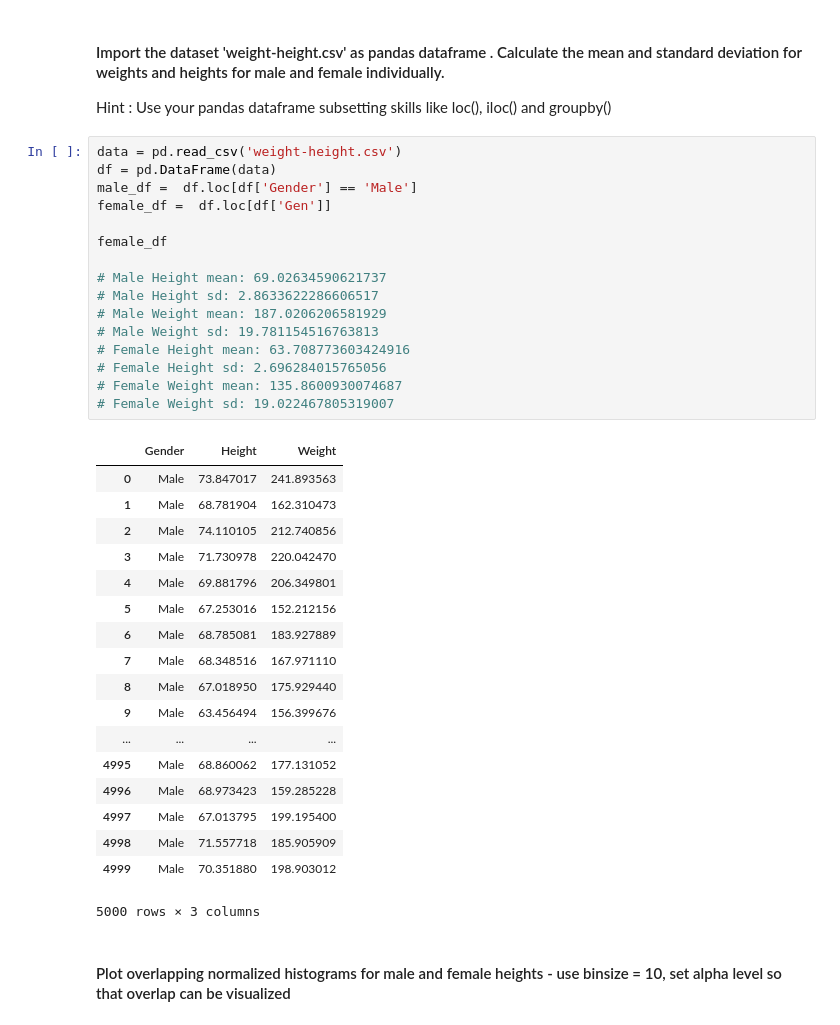
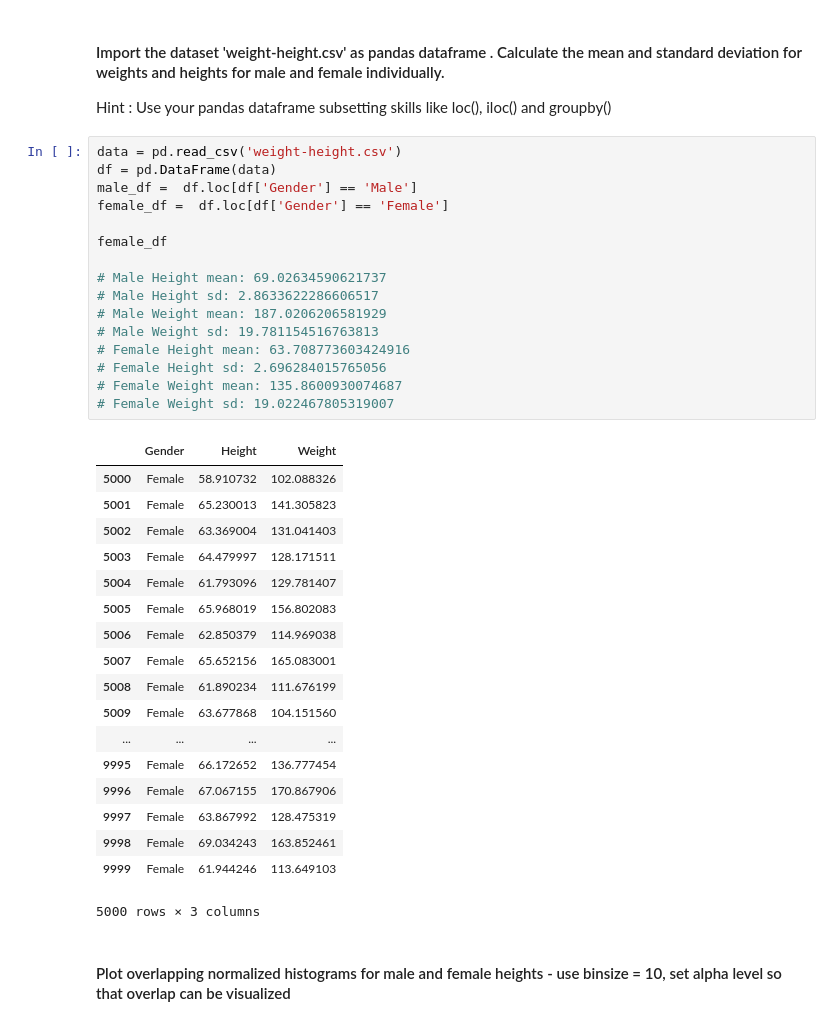
Before and after one commit to AustinKrause/dsc-1-09-11-the-probability-density-function-lab-nyc-ds-career-031119, a Jupyter notebook: index.ipynb, the cells around one changed output. Saved outputs shown, nothing was run; the diff lists cells and outputs as text.

```diff
--- a/index.ipynb
+++ b/index.ipynb
@@ -30,37 +30,37 @@ Hint : Use your pandas dataframe subsetting skills like loc(), iloc() and groupb
 # %%
 data = pd.read_csv('weight-height.csv')
 df = pd.DataFrame(data)
 male_df =  df.loc[df['Gender'] == 'Male']
-female_df =  df.loc[df['Gen']]
+female_df =  df.loc[df['Gender'] == 'Female']
 
 female_df
 
 # Male Height mean: 69.02634590621737
 # Male Height sd: 2.8633622286606517
 # Male Weight mean: 187.0206206581929
 # Male Weight sd: 19.781154516763813
 # Female Height mean: 63.708773603424916
 # Female Height sd: 2.696284015765056
 # Female Weight mean: 135.8600930074687
 # Female Weight sd: 19.022467805319007
 # %% [output]
 |  | Gender | Height | Weight |
-| 0 | Male | 73.847017 | 241.893563 |
-| 1 | Male | 68.781904 | 162.310473 |
-| 2 | Male | 74.110105 | 212.740856 |
-| 3 | Male | 71.730978 | 220.042470 |
-| 4 | Male | 69.881796 | 206.349801 |
-| 5 | Male | 67.253016 | 152.212156 |
-| 6 | Male | 68.785081 | 183.927889 |
-| 7 | Male | 68.348516 | 167.971110 |
-| 8 | Male | 67.018950 | 175.929440 |
-| 9 | Male | 63.456494 | 156.399676 |
+| 5000 | Female | 58.910732 | 102.088326 |
+| 5001 | Female | 65.230013 | 141.305823 |
+| 5002 | Female | 63.369004 | 131.041403 |
+| 5003 | Female | 64.479997 | 128.171511 |
+| 5004 | Female | 61.793096 | 129.781407 |
+| 5005 | Female | 65.968019 | 156.802083 |
+| 5006 | Female | 62.850379 | 114.969038 |
+| 5007 | Female | 65.652156 | 165.083001 |
+| 5008 | Female | 61.890234 | 111.676199 |
+| 5009 | Female | 63.677868 | 104.151560 |
 | ... | ... | ... | ... |
-| 4995 | Male | 68.860062 | 177.131052 |
-| 4996 | Male | 68.973423 | 159.285228 |
-| 4997 | Male | 67.013795 | 199.195400 |
-| 4998 | Male | 71.557718 | 185.905909 |
-| 4999 | Male | 70.351880 | 198.903012 |
+| 9995 | Female | 66.172652 | 136.777454 |
+| 9996 | Female | 67.067155 | 170.867906 |
+| 9997 | Female | 63.867992 | 128.475319 |
+| 9998 | Female | 69.034243 | 163.852461 |
+| 9999 | Female | 61.944246 | 113.649103 |
 5000 rows × 3 columns
 # %% [markdown]
 #### Plot overlapping normalized histograms for male and female heights - use binsize = 10, set alpha level so that overlap can be visualized
```
